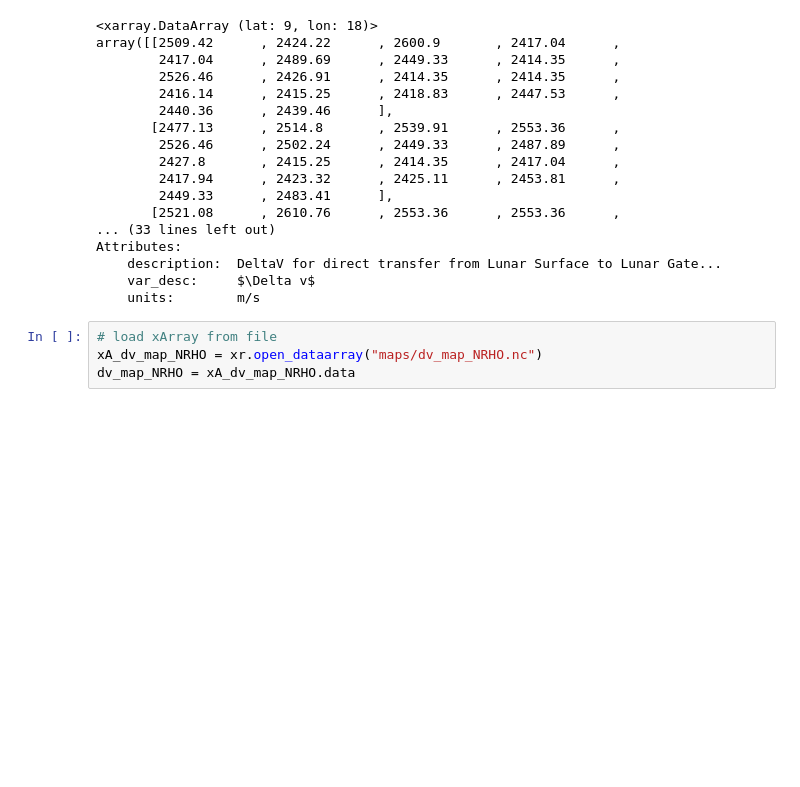
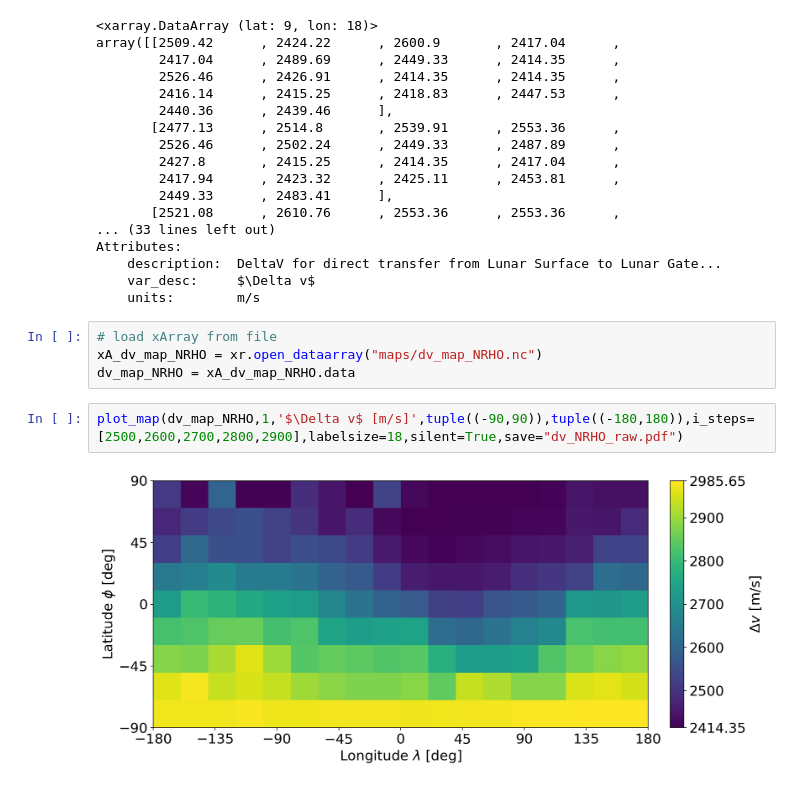
Before and after one commit to Sven-J-Steinert/10.3389-frspt.2024.1352213, a Jupyter notebook: B_Transport_efficiency.ipynb, the cells around one changed output. Drawn from its saved outputs; the diff is of its cells as text; blank space fills up the shorter version.

```diff
--- a/B_Transport_efficiency.ipynb
+++ b/B_Transport_efficiency.ipynb
@@ -298,4 +424,8 @@ Attributes:
 # load xArray from file
 xA_dv_map_NRHO = xr.open_dataarray("maps/dv_map_NRHO.nc")
 dv_map_NRHO = xA_dv_map_NRHO.data
+# %%
+plot_map(dv_map_NRHO,1,'$\Delta v$ [m/s]',tuple((-90,90)),tuple((-180,180)),i_steps=[2500,2600,2700,2800,2900],labelsize=18,silent=True,save="dv_NRHO_raw.pdf")
+# %% [output]
+[figure, added]
 # %%
```
Also changed, not shown: parts of 74 cells of this notebook, 8 other files.
